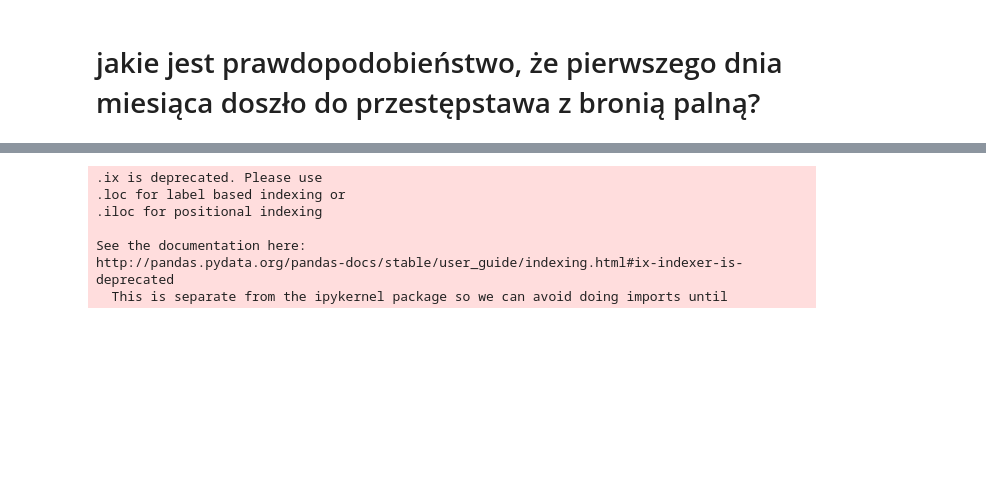
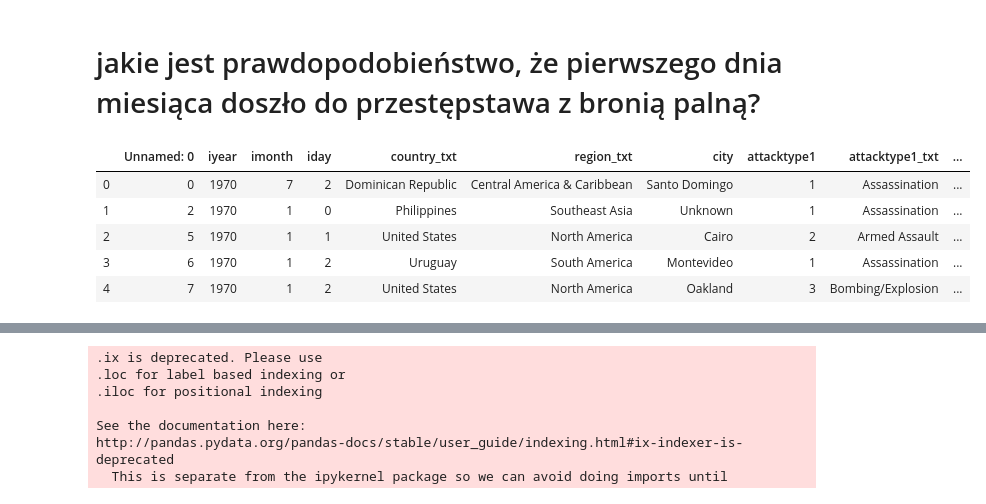
Before and after one commit to infoshareacademy/jdsz5-paulin, a Jupyter notebook: python/statistc_test.ipynb, the cells around one changed output, grey strips where cells are left out. Cells and saved outputs as stored; diff of their text form; code cells hidden in the pictures; blank space fills up the shorter version.

```diff
--- a/python/statistc_test.ipynb
+++ b/python/statistc_test.ipynb
@@ -8,3 +8,12 @@ import scipy as sp
 import scipy.stats as st
 # %%
 clean_data=pd.read_csv('clean_data.csv')
+# %%
+clean_data.head()
+# %% [output]
+|  | Unnamed: 0 | iyear | imonth | iday | country_txt | region_txt | city | attacktype1 | attacktype1_txt | ... |
+| 0 | 0 | 1970 | 7 | 2 | Dominican Republic | Central America & Caribbean | Santo Domingo | 1 | Assassination | ... |
+| 1 | 2 | 1970 | 1 | 0 | Philippines | Southeast Asia | Unknown | 1 | Assassination | ... |
+| 2 | 5 | 1970 | 1 | 1 | United States | North America | Cairo | 2 | Armed Assault | ... |
+| 3 | 6 | 1970 | 1 | 2 | Uruguay | South America | Montevideo | 1 | Assassination | ... |
+| 4 | 7 | 1970 | 1 | 2 | United States | North America | Oakland | 3 | Bombing/Explosion | ... |
```
Also changed, not shown: parts of 3 cells of this notebook, 2 other files.
